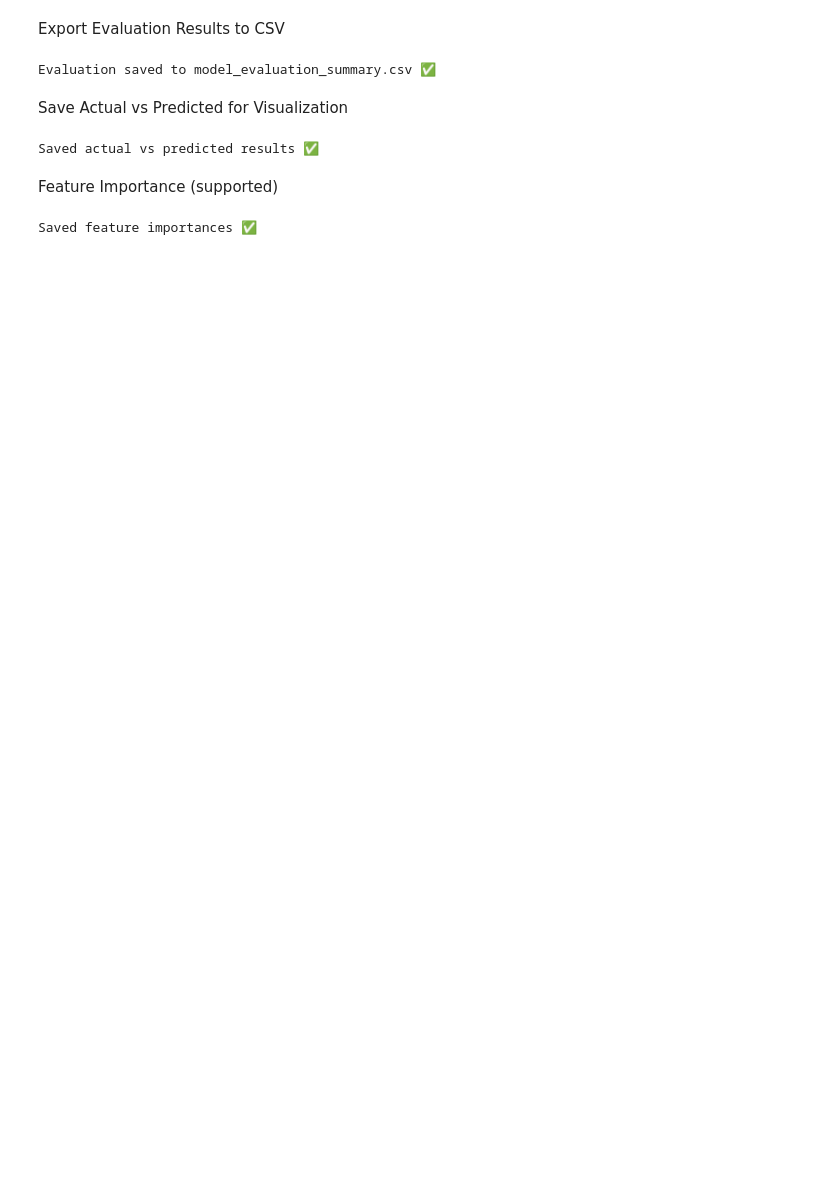
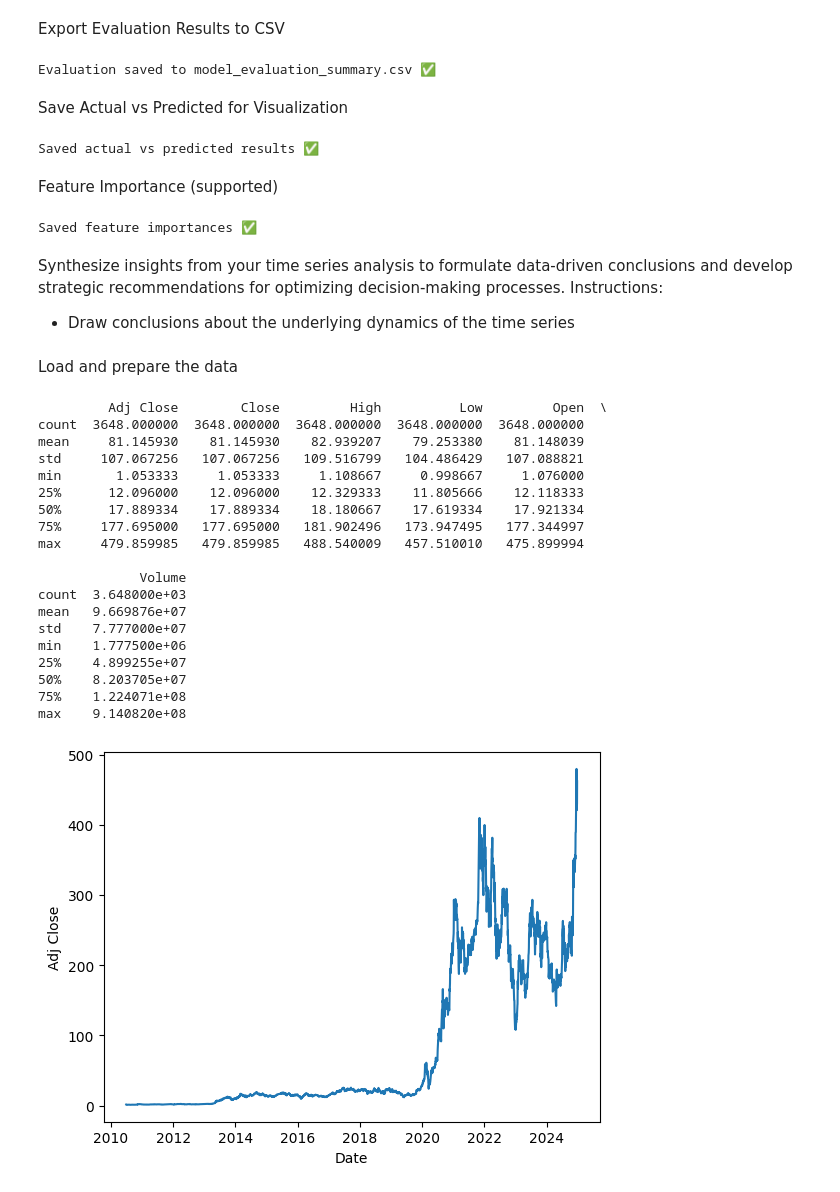
Before and after one commit to honyango/Analog-World-Clock, a Jupyter notebook: copy_of_untitled27.ipynb, the cells around one changed output. Saved outputs shown, nothing was run; the diff lists cells and outputs as text; code cells hidden in the pictures; blank space fills up the shorter version.

```diff
--- a/copy_of_untitled27.ipynb
+++ b/copy_of_untitled27.ipynb
@@ -1912,3 +1912,40 @@ importance_df.to_csv("feature_importance.csv", index=False)
 print("Saved feature importances ✅")
 # %% [output]
 Saved feature importances ✅
+# %% [markdown]
+Synthesize insights from your time series analysis to formulate data-driven
+conclusions and develop strategic recommendations for optimizing decision-making processes.
+Instructions:
+- Draw conclusions about the underlying dynamics of the time series
+# %% [markdown]
+Load and prepare the data
+# %%
+import pandas as pd, matplotlib.pyplot as plt, seaborn as sns
+
+df = pd.read_csv("Tesla_Stock_Prices.csv")
+df["Date"] = pd.to_datetime(df["Date"])
+df = df.sort_values("Date").set_index("Date")
+
+print(df.describe())          # quick stats
+sns.lineplot(data=df, y="Adj Close", x=df.index) ; plt.show()
+# %% [output]
+         Adj Close        Close         High          Low         Open  \
+count  3648.000000  3648.000000  3648.000000  3648.000000  3648.000000
+mean     81.145930    81.145930    82.939207    79.253380    81.148039
+std     107.067256   107.067256   109.516799   104.486429   107.088821
+min       1.053333     1.053333     1.108667     0.998667     1.076000
+25%      12.096000    12.096000    12.329333    11.805666    12.118333
+50%      17.889334    17.889334    18.180667    17.619334    17.921334
+75%     177.695000   177.695000   181.902496   173.947495   177.344997
+max     479.859985   479.859985   488.540009   457.510010   475.899994
+
+             Volume
+count  3.648000e+03
+mean   9.669876e+07
+std    7.777000e+07
+min    1.777500e+06
+25%    4.899255e+07
+50%    8.203705e+07
+75%    1.224071e+08
+max    9.140820e+08
+[figure, added]
```
Also changed, not shown: parts of 25 cells of this notebook.
